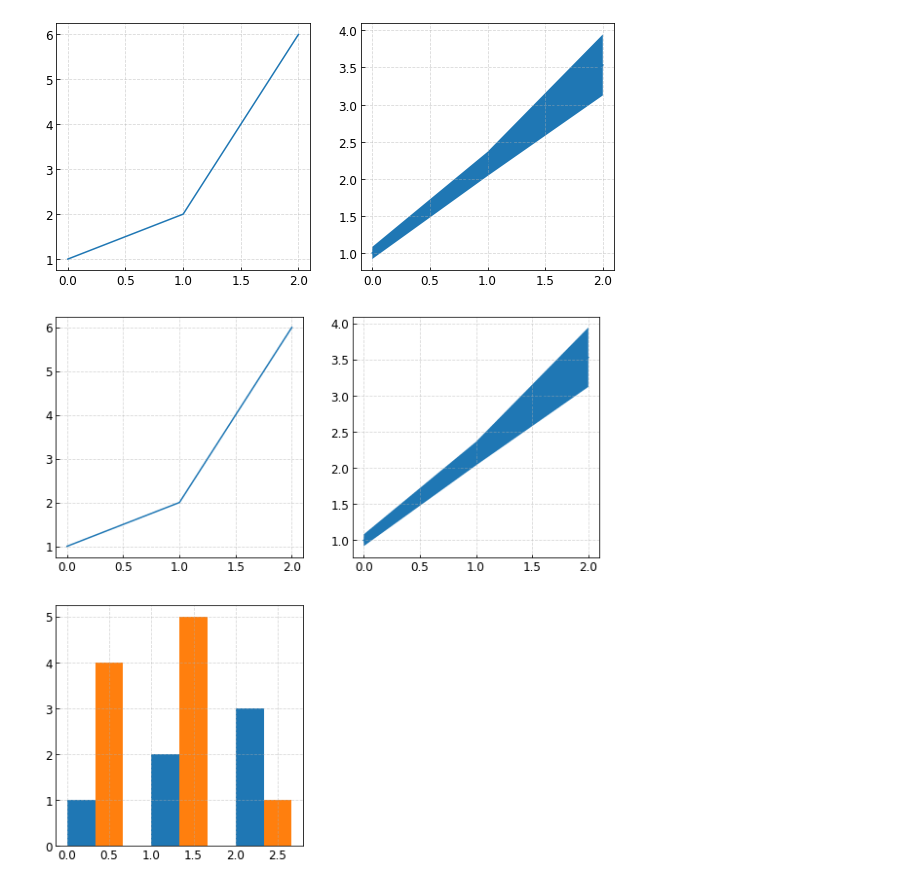
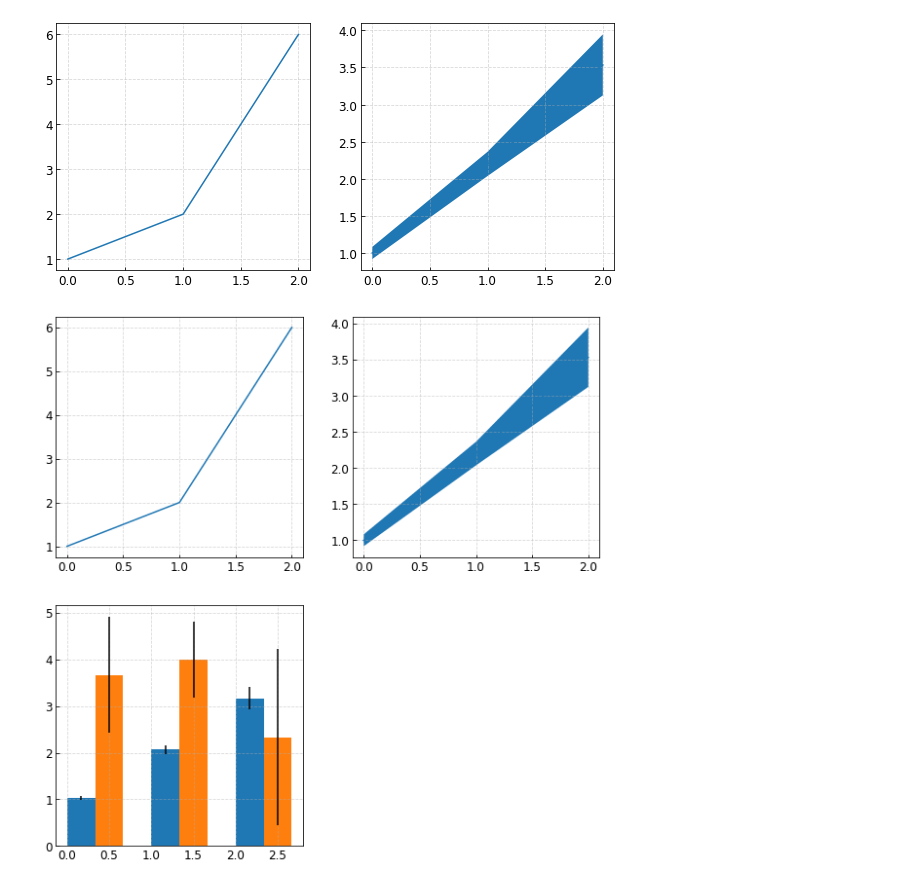
Before and after one commit to moskomule/madoka, a Jupyter notebook: example.ipynb, the cells around one changed output. Cells and saved outputs as stored; diff of their text form; code cells hidden in the pictures.

```diff
--- a/example.ipynb
+++ b/example.ipynb
@@ -19,11 +19,11 @@ fig.add_grid().show()
 [figure]
 # %%
 fig.next()
-fig.bar([1, 2, 3],
-        [4, 5, 1])
+fig.bar([[1, 2, 3], [1.1, 2.2, 3.5], [1, 2, 3]],
+        [[4, 5, 1], [2, 3, 5], [5, 4, 1]])
 fig.add_grid().show()
 # %% [output]
-[figure, old version]
+[figure, new version]
 # %%
 fig.next()
 fig.scatter([1, 2, 4], [3, 1, 5])
```
Also changed, not shown: parts of 1 cell of this notebook, 2 other files.
